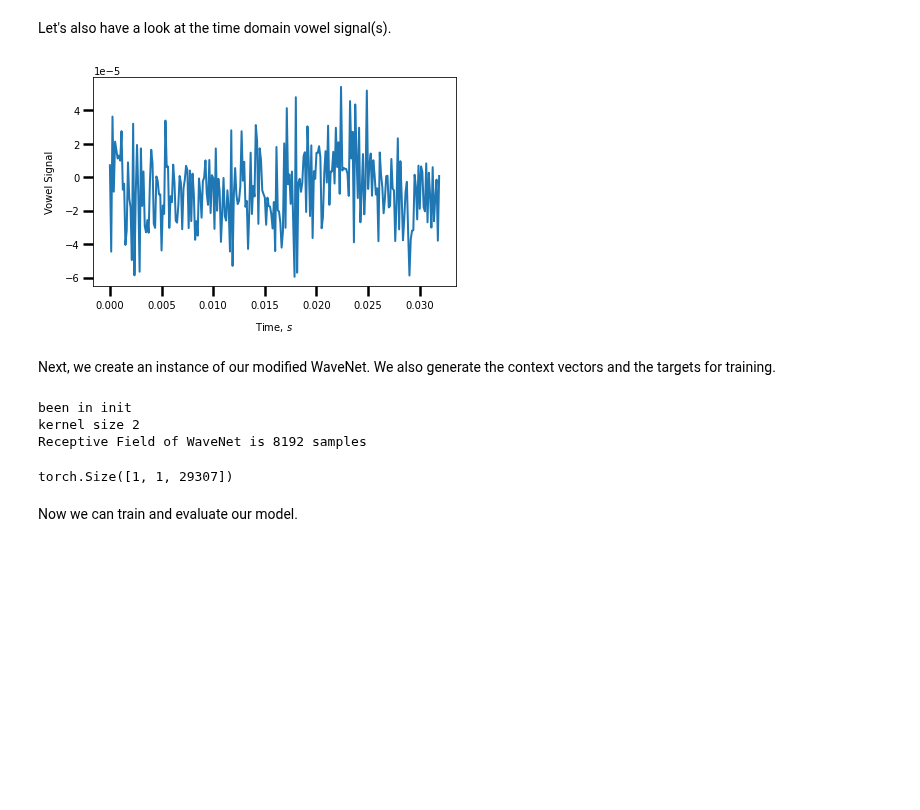
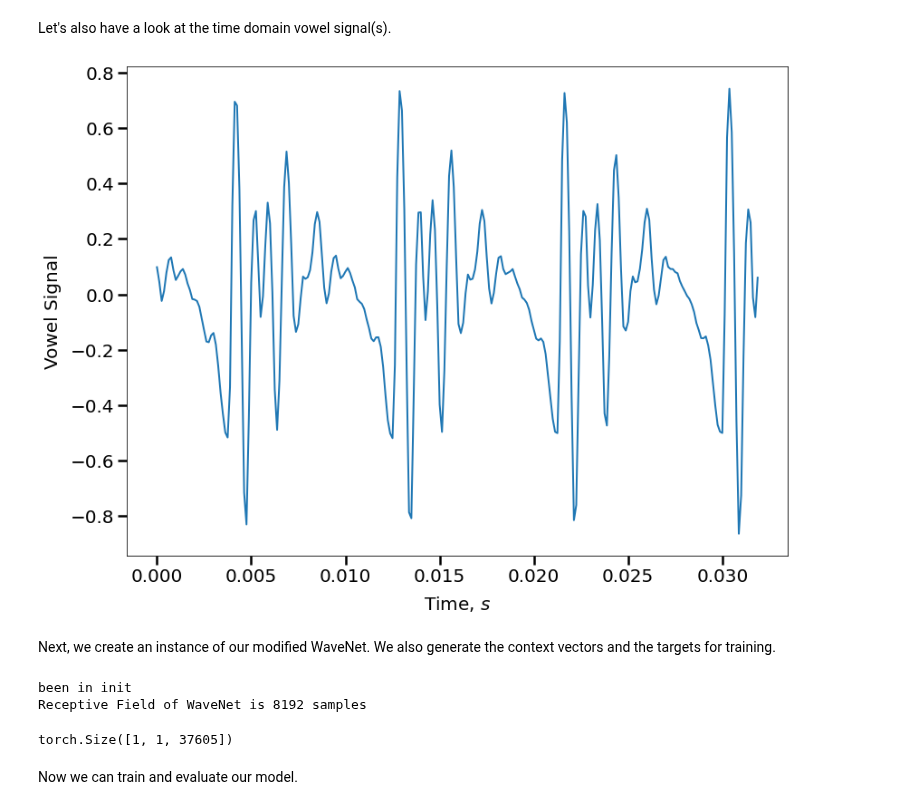
Before and after one commit to FelixSto/NSP_Assignments, a Jupyter notebook: notebooks/assignments/3-3-vowel-synthesis.ipynb, the cells around one changed output. Cells and saved outputs as stored; diff of their text form; code cells hidden in the pictures; blank space fills up the shorter version.

```diff
--- a/notebooks/assignments/3-3-vowel-synthesis.ipynb
+++ b/notebooks/assignments/3-3-vowel-synthesis.ipynb
@@ -26,11 +26,11 @@ init_plot_style()
 # %% [markdown]
 Here we load the training data (vowel recordings) and convert the sample rate accordingly.
 # %%
-files = ['../../data/audio/vowels/vowels-a-sophie.wav',]
-         #'../../data/audio/vowels/vowels-e-sophie.wav',]
-         #'../../data/audio/vowels/vowels-i-sophie.wav',
-         #'../../data/audio/vowels/vowels-o-sophie.wav',
-         #'../../data/audio/vowels/vowels-u-sophie.wav']
+files =  ['../../data/audio/vowels/vowels-a-felix.wav',]
+         #'../../data/audio/vowels/vowels-e-felix.wav',
+         #'../../data/audio/vowels/vowels-i-felix.wav',
+         #'../../data/audio/vowels/vowels-o-felix.wav',
+         #'../../data/audio/vowels/vowels-u-felix.wav']
 
 # prepare data
 sample_rate = 8000
@@ -58,15 +58,18 @@ torch.Size([1, 1, 37500])
 Let's also have a look at the time domain vowel signal(s).
 # %%
 %matplotlib inline
+init_plot_style()
+
+vowel = 0
 
 plt.figure()
 i = 0
-plt.plot(torch.arange(256) / sample_rate, data[0].squeeze()[256*i:256*(i+1)])
+plt.plot(torch.arange(256) / sample_rate, data[vowel].squeeze()[256*i:256*(i+1)])
 plt.xlabel('Time, $s$')
 plt.ylabel('Vowel Signal')
 plt.tight_layout()
 # %% [output]
-[figure, old version]
+[figure, new version]
 # %% [markdown]
 Next, we create an instance of our modified WaveNet. We also generate the context vectors and the targets for training.
 # %%
@@ -84,9 +87,8 @@ targets = data[:, :, wavenet.receptive_field + 1:]
 targets.shape
 # %% [output]
 been in init
-kernel size 2
 Receptive Field of WaveNet is 8192 samples
-torch.Size([1, 1, 29307])
+torch.Size([1, 1, 37605])
 # %% [markdown]
 Now we can train and evaluate our model.
 # %%
```
Also changed, not shown: parts of 7 cells of this notebook.
